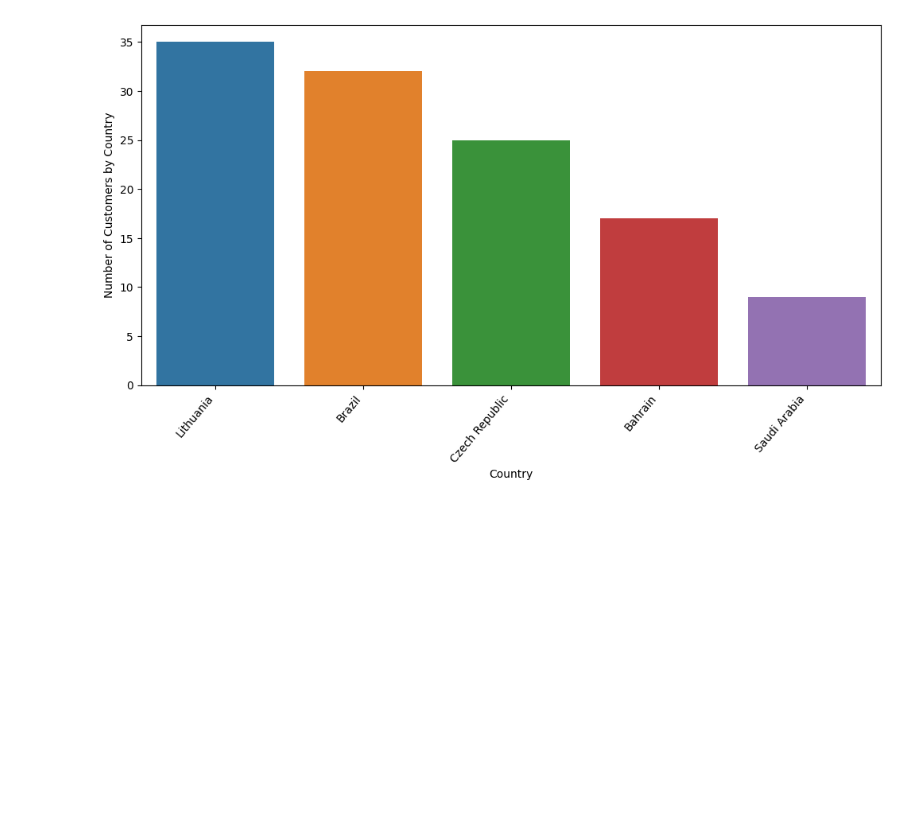
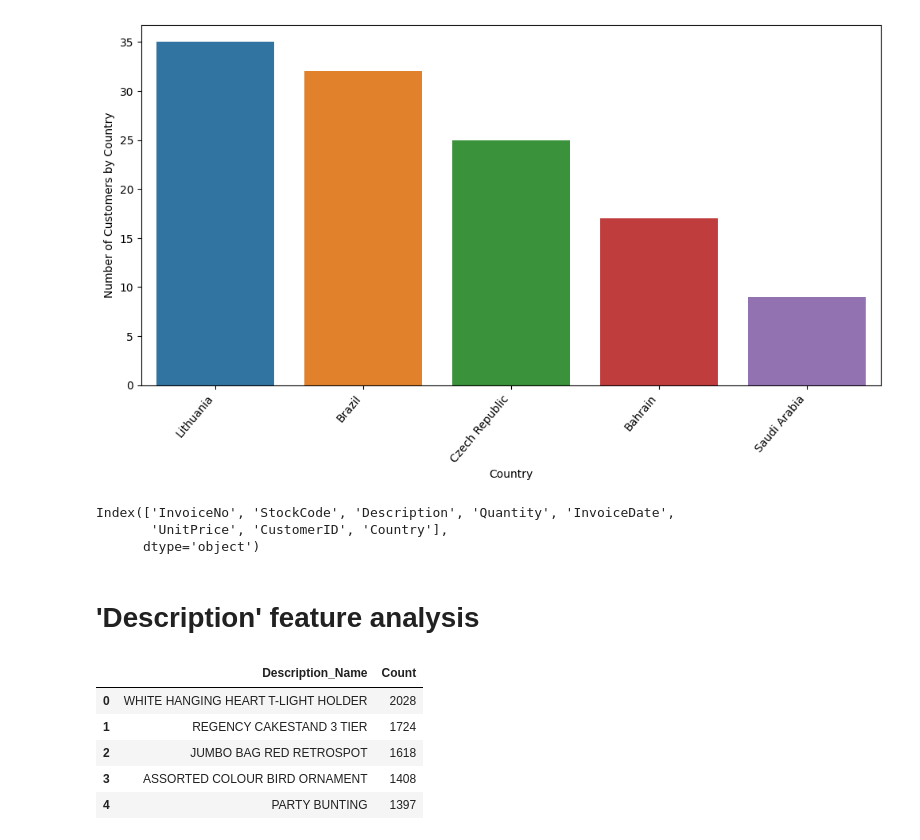
Before and after one commit to AtulChouhan0/Online-Retail-Customer-Segmentation, a Jupyter notebook: Online_Retail_Customer_Segmentation_Capstone_Project.ipynb, the cells around one changed output. Drawn from its saved outputs; the diff is of its cells as text; code cells hidden in the pictures; blank space fills up the shorter version.

```diff
--- a/Online_Retail_Customer_Segmentation_Capstone_Project.ipynb
+++ b/Online_Retail_Customer_Segmentation_Capstone_Project.ipynb
@@ -200,3 +200,23 @@ ax.set_xticklabels(ax.get_xticklabels(), rotation=50, ha="right")
 plt.show()
 # %% [output]
 [figure]
+# %%
+df.columns
+# %% [output]
+Index(['InvoiceNo', 'StockCode', 'Description', 'Quantity', 'InvoiceDate',
+       'UnitPrice', 'CustomerID', 'Country'],
+      dtype='object')
+# %% [markdown]
+# **'Description' feature analysis**
+# %%
+Description_df=df['Description'].value_counts().reset_index()
+Description_df.rename(columns={'index': 'Description_Name'}, inplace=True)
+Description_df.rename(columns={'Description': 'Count'}, inplace=True)
+Description_df.head()
+# %% [output]
+|  | Description_Name | Count |
+| 0 | WHITE HANGING HEART T-LIGHT HOLDER | 2028 |
+| 1 | REGENCY CAKESTAND 3 TIER | 1724 |
+| 2 | JUMBO BAG RED RETROSPOT | 1618 |
+| 3 | ASSORTED COLOUR BIRD ORNAMENT | 1408 |
+| 4 | PARTY BUNTING | 1397 |
```
Also changed, not shown: parts of 6 cells of this notebook.
